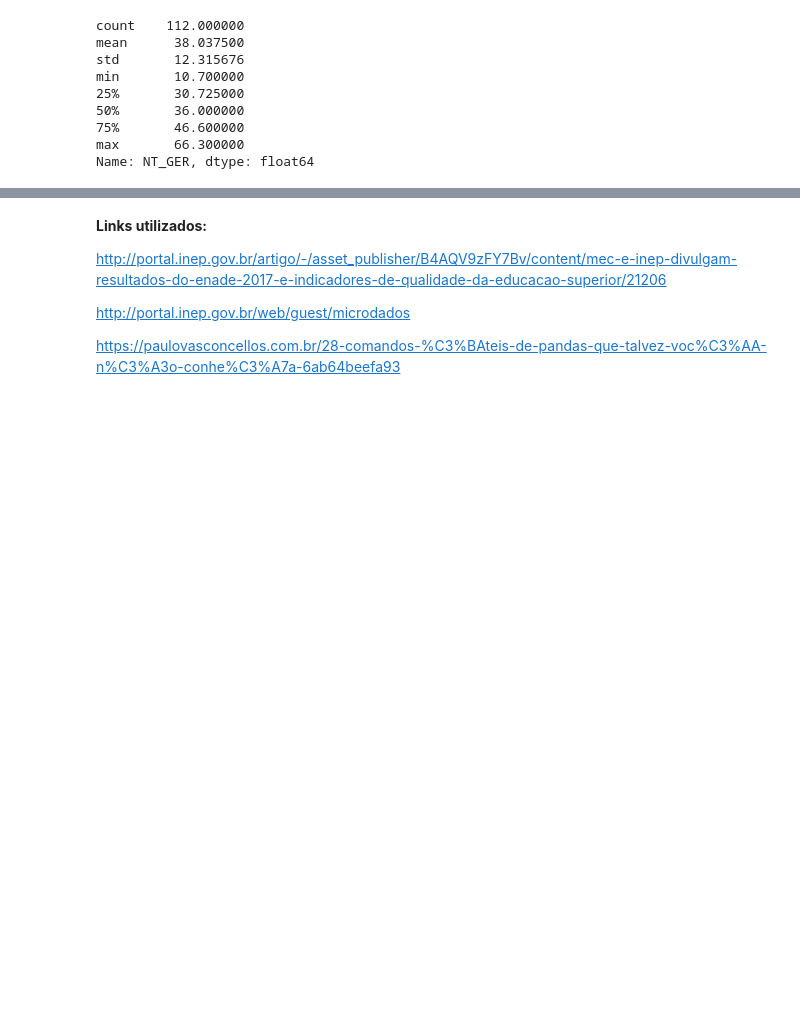
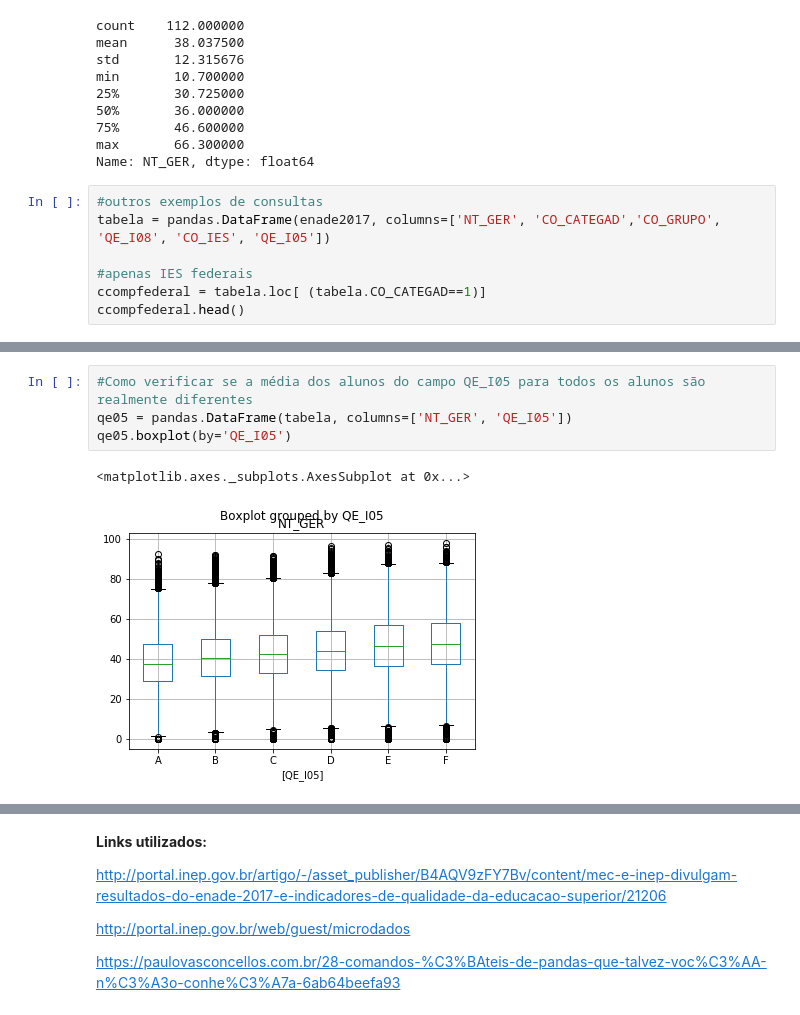
Before and after one commit to lucianaa/topicosIC, a Jupyter notebook: aula5.ipynb, the cells around one changed output, grey strips where cells are left out. Cells and saved outputs as stored; diff of their text form; blank space fills up the shorter version.

```diff
--- a/aula5.ipynb
+++ b/aula5.ipynb
@@ -300,3 +300,10 @@ min       10.700000
 75%       46.600000
 max       66.300000
 Name: NT_GER, dtype: float64
+# %%
+#outros exemplos de consultas
+tabela = pandas.DataFrame(enade2017, columns=['NT_GER', 'CO_CATEGAD','CO_GRUPO', 'QE_I08', 'CO_IES', 'QE_I05'])
+
+#apenas IES federais
+ccompfederal = tabela.loc[ (tabela.CO_CATEGAD==1)]
+ccompfederal.head()
@@ -302,0 +317,7 @@ Name: NT_GER, dtype: float64
+# %%
+#Como verificar se a média dos alunos do campo QE_I05 para todos os alunos são realmente diferentes
+qe05 = pandas.DataFrame(tabela, columns=['NT_GER', 'QE_I05'])
+qe05.boxplot(by='QE_I05')
+# %% [output]
+<matplotlib.axes._subplots.AxesSubplot at 0x...>
+[figure, added]
```
Also changed, not shown: parts of 5 cells of this notebook.
